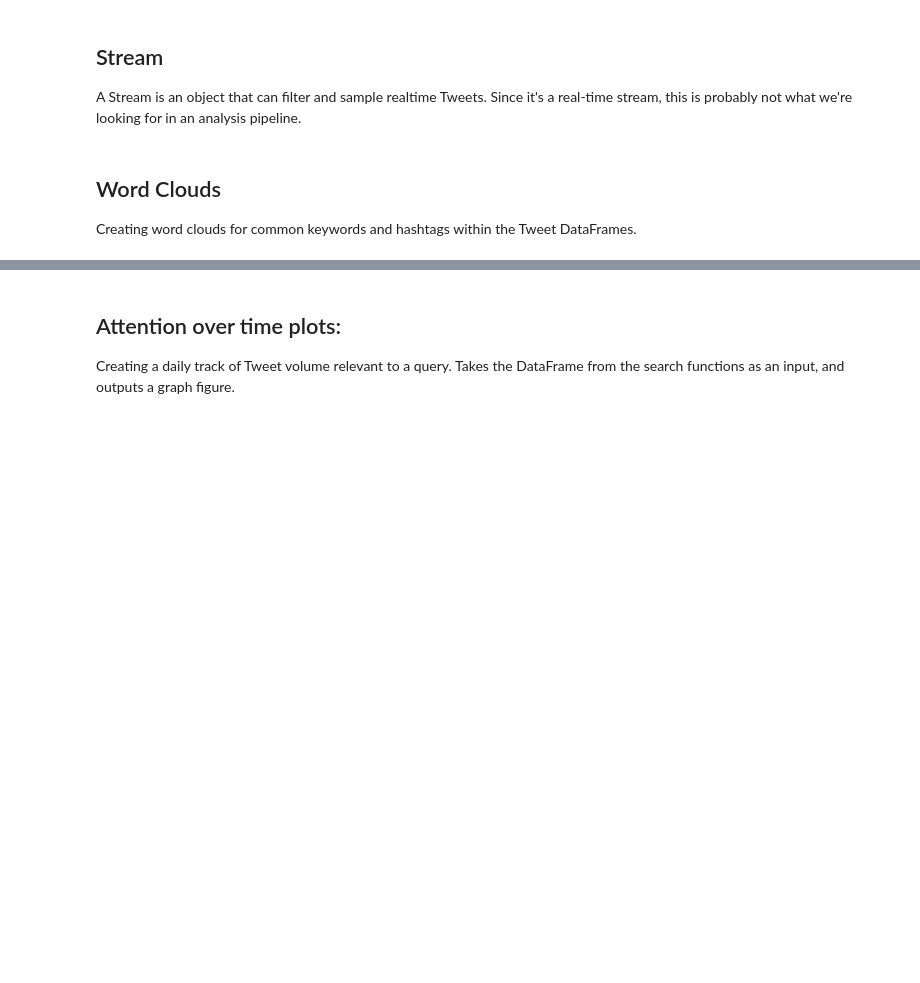
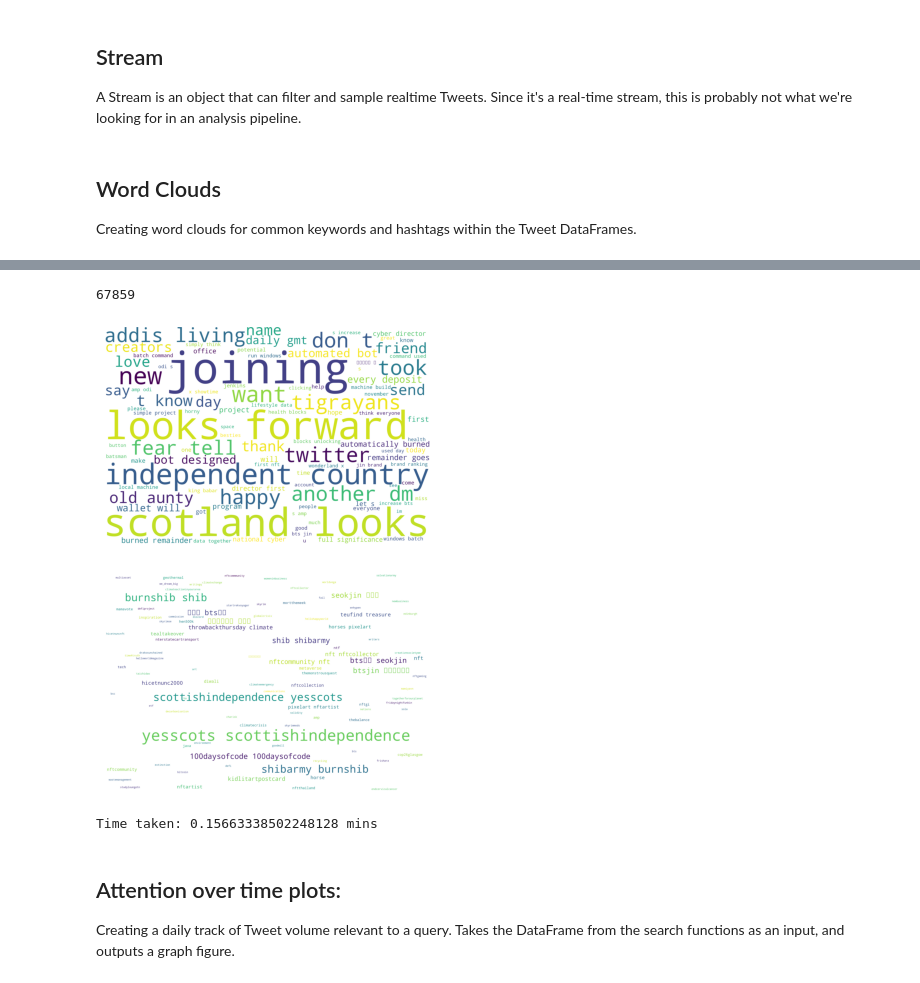
Before and after one commit to rethink-media/rethink-twitter, a Jupyter notebook: notebooks/exploration.ipynb, the cells around one changed output, grey strips where cells are left out. Saved outputs shown, nothing was run; the diff lists cells and outputs as text; code cells hidden in the pictures; blank space fills up the shorter version.

```diff
--- a/notebooks/exploration.ipynb
+++ b/notebooks/exploration.ipynb
@@ -600,0 +530,10 @@ word_cloud(test, query="hello world", save_imgs=True)
+# %%
+import time
+
+test30 = pd.read_csv("search_30.csv")
+start_time = time.time()
+word_cloud(test30, query="hello world", save_imgs=False)
+end_time = time.time()
+
+print(f"Time taken: {(end_time-start_time)/60} mins")
+# %% [output]
@@ -601,3 +542,7 @@ word_cloud(test, query="hello world", save_imgs=True)
+67859
+[figure, added]
+[figure, added]
+Time taken: 0.15663338502248128 mins
 # %% [markdown]
 ## Attention over time plots:
 
```
Also changed, not shown: parts of 14 cells of this notebook.
